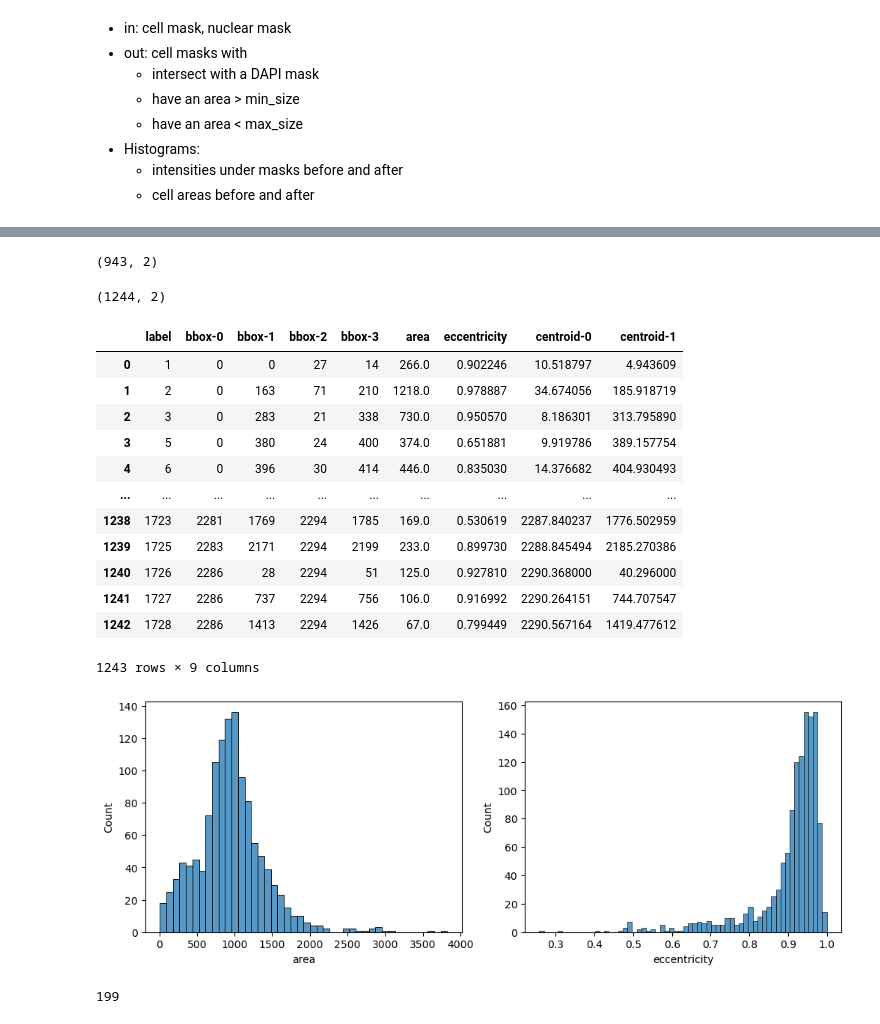
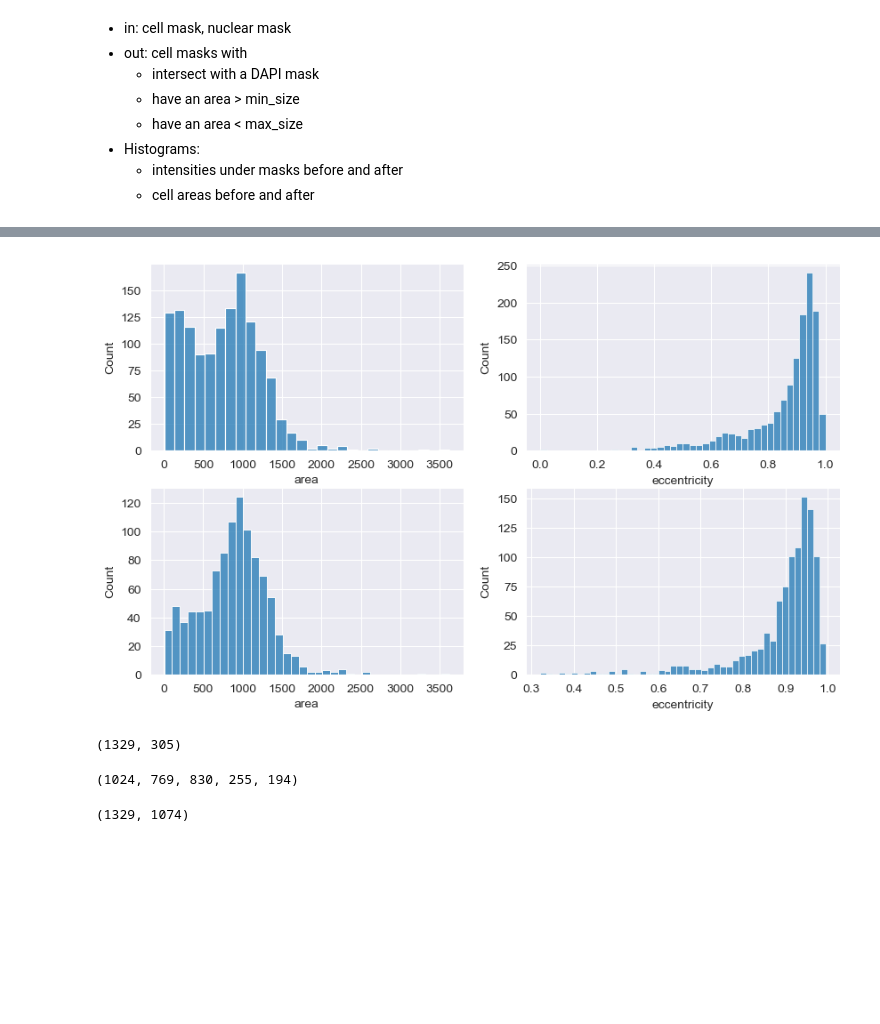
Before and after one commit to LaToyaVanderB/Ecoli_smFISH, a Jupyter notebook: src/segment.ipynb, the cells around one changed output, grey strips where cells are left out. Saved outputs shown, nothing was run; the diff lists cells and outputs as text; code cells hidden in the pictures; blank space fills up the shorter version.

```diff
--- a/src/segment.ipynb
+++ b/src/segment.ipynb
@@ -394,11 +384,13 @@ def remove_cell_masks_with_no_dapi(cell_masks, dapi_masks):
         if dapi_found == False:
             cells_to_discard.append(label)
     print(f'removing {len(cells_to_discard)} cells with no dapi signal')
-    cell_masks[np.isin(cell_masks, cells_to_discard)] = 0
-    return cell_masks
+    cell_masks_dapi = copy(cell_masks)
+    cell_masks_dapi[np.isin(cell_masks, cells_to_discard)] = 0
+    return cell_masks_dapi, cells_to_discard
 # %%
-cell_masks = io.imread('/Users/adele/PycharmProjects/Ecoli_smFISH/tests/exp16/output/MG1655_LB_fixed2806_hybed1906_left_03/DIC_masks_model=cyto2_omni_chan=[1,2]_diameter=35_minsize=0_mask=-2_flow=0.tif')
-dapi_masks = io.imread('/Users/adele/PycharmProjects/Ecoli_smFISH/tests/exp16/output/MG1655_LB_fixed2806_hybed1906_left_03/DAPI_masks_model=nuclei_chan=[0,0]_diameter=0.0_minsize=10_mask=0.0_flow=0.0.tif')
+imgdir = '/Volumes/Flodrive/Florence/smFISH/analysis/20240927-LB/MG1655_LB_fixed2806_hybed1906_left_01'
+cell_masks = io.imread(Path(imgdir).joinpath('DIC_masks.tif'))
+dapi_masks = io.imread(Path(imgdir).joinpath('DAPI_masks.tif'))
 
 print(len(np.unique(cell_masks, return_counts=True)[0]))
 # %% [output]
@@ -406,3 +398,3 @@ print(len(np.unique(cell_masks, return_counts=True)[0]))
 # %%
-cell_masks = remove_cell_masks_with_no_dapi(cell_masks, dapi_masks)
+cell_masks_with_dapi, discarded_by_dapi = remove_cell_masks_with_no_dapi(cell_masks, dapi_masks)
 # %% [output]
@@ -446,36 +412,34 @@ sns.histplot(data=df.query('label != 0'), x='area');
-# %%
-min_size, max_size = 500, 1500
-df.query('area > @min_size').query('area < @max_size').shape
-# %% [output]
-(943, 2)
-# %%
-df.shape
-# %% [output]
-(1244, 2)
-# %%
-props = pd.DataFrame(regionprops_table(cell_masks, properties=['label', 'bbox', 'area', 'eccentricity', 'centroid']))
-props
-# %% [output]
-|  | label | bbox-0 | bbox-1 | bbox-2 | bbox-3 | area | eccentricity | centroid-0 | centroid-1 |
-| 0 | 1 | 0 | 0 | 27 | 14 | 266.0 | 0.902246 | 10.518797 | 4.943609 |
-| 1 | 2 | 0 | 163 | 71 | 210 | 1218.0 | 0.978887 | 34.674056 | 185.918719 |
-| 2 | 3 | 0 | 283 | 21 | 338 | 730.0 | 0.950570 | 8.186301 | 313.795890 |
-| 3 | 5 | 0 | 380 | 24 | 400 | 374.0 | 0.651881 | 9.919786 | 389.157754 |
-| 4 | 6 | 0 | 396 | 30 | 414 | 446.0 | 0.835030 | 14.376682 | 404.930493 |
-| ... | ... | ... | ... | ... | ... | ... | ... | ... | ... |
-| 1238 | 1723 | 2281 | 1769 | 2294 | 1785 | 169.0 | 0.530619 | 2287.840237 | 1776.502959 |
-| 1239 | 1725 | 2283 | 2171 | 2294 | 2199 | 233.0 | 0.899730 | 2288.845494 | 2185.270386 |
-| 1240 | 1726 | 2286 | 28 | 2294 | 51 | 125.0 | 0.927810 | 2290.368000 | 40.296000 |
-| 1241 | 1727 | 2286 | 737 | 2294 | 756 | 106.0 | 0.916992 | 2290.264151 | 744.707547 |
-| 1242 | 1728 | 2286 | 1413 | 2294 | 1426 | 67.0 | 0.799449 | 2290.567164 | 1419.477612 |
-1243 rows × 9 columns
+# %%
+props = pd.DataFrame(regionprops_table(cell_masks, properties=['label', 'bbox', 'area', 'eccentricity', 'centroid']))
+props_with_dapi = pd.DataFrame(regionprops_table(cell_masks_with_dapi, properties=['label', 'bbox', 'area', 'eccentricity', 'centroid']))
 # %%
-fig, ax = plt.subplots(1, 2, figsize=(12, 4))
-sns.histplot(props, x='area', ax=ax[0])
-sns.histplot(props, x='eccentricity', ax=ax[1]);
+fig, ax = plt.subplots(2, 2, figsize=(10, 6))
+sns.histplot(props, x='area', ax=ax[0][0])
+sns.histplot(props, x='eccentricity', ax=ax[0][1])
+sns.histplot(props_with_dapi, x='area', ax=ax[1][0])
+sns.histplot(props_with_dapi, x='eccentricity', ax=ax[1][1]);
 # %% [output]
-[figure, old version]
+[figure, new version]
-# %%
-15 + 43 + 43 + 75 + 23
-# %% [output]
-199
+# %%
+min_size = 500
+selected_by_area = props_with_dapi.query('area > @min_size')
+discarded_by_area = set(props_with_dapi['label']) - set(selected_by_area)
+cell_masks_area = copy(cell_masks)
+cell_masks_area[np.isin(cell_masks, list(discarded_by_area))] = 0
+len(np.unique(cell_masks)), len(np.unique(cell_masks_area))
+# %% [output]
+(1329, 305)
+# %%
+min_eccentricity = 0.85, 1
+selected_by_eccentricity = props_with_dapi.query('area > @double_area').query('eccentricity < @min_eccentricity')['label']
+discarded_by_area = set(props_with_dapi['label']) - set(selected_by_area)
+discarded_by_eccentricity = set(props_with_dapi['label']) - set(selected_by_eccentricity)
+len(props_with_dapi['label']), len(selected_by_area), len(selected_by_eccentricity), len(discarded_by_area), len(discarded_by_eccentricity)
+# %% [output]
+(1024, 769, 830, 255, 194)
+# %%
+cell_masks_area = copy(cell_masks)
+cell_masks_area[np.isin(cell_masks, list(discarded_by_area))] = 0
+len(np.unique(cell_masks)), len(np.unique(cell_masks_area))
+# %% [output]
+(1329, 1074)
```
Also changed, not shown: parts of 15 cells of this notebook, 7 other files.
